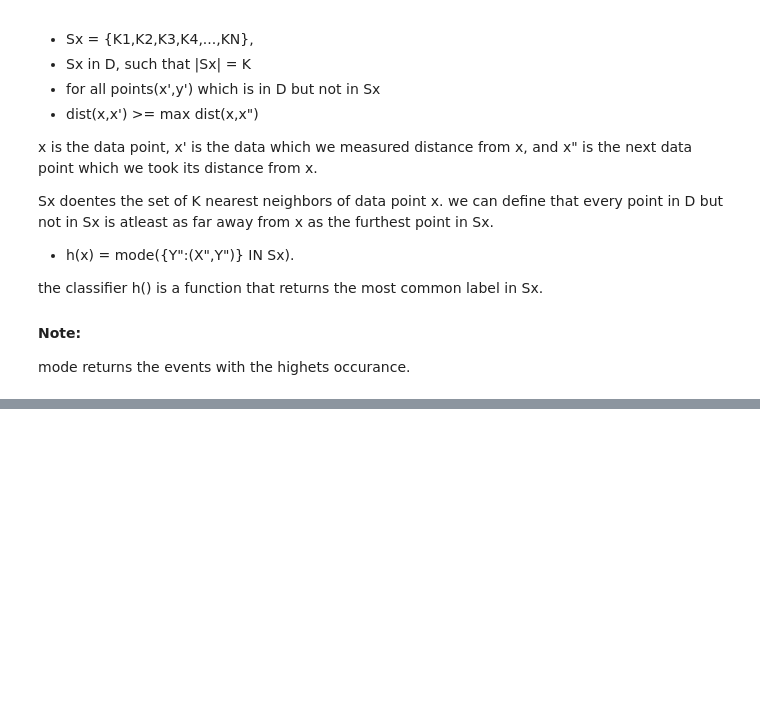
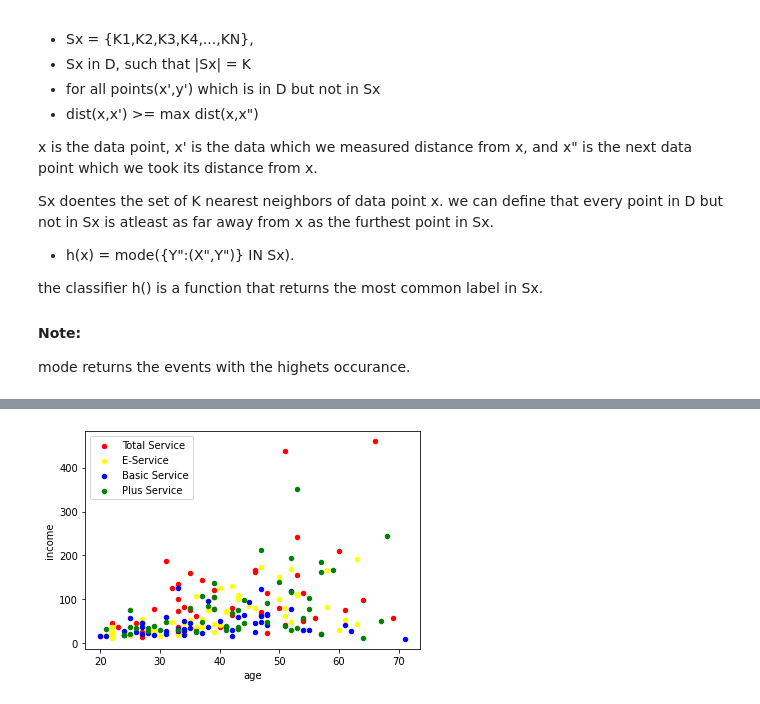
Before and after one commit to Lotfullah21/Machine-Learning, a Jupyter notebook: K_Nearest_Neighbor.ipynb, the cells around one changed output, grey strips where cells are left out. Saved outputs shown, nothing was run; the diff lists cells and outputs as text; code cells hidden in the pictures; blank space fills up the shorter version.

```diff
--- a/K_Nearest_Neighbor.ipynb
+++ b/K_Nearest_Neighbor.ipynb
@@ -50,0 +228,9 @@ mode returns the events with the highets occurance.
+# %%
+ax = sdf[sdf['custcat'] == 4][0:50].plot(kind='scatter', x='age', y='income', color='red',label ="Total Service")
+sdf[sdf['custcat'] == 2][0:50].plot(kind='scatter',x='age', y='income', color='Yellow',ax = ax, label =  "E-Service");
+sdf[sdf['custcat'] == 1][0:50].plot(kind='scatter',x='age', y='income', color='blue',ax = ax,   label=   "Basic Service");
+sdf[sdf['custcat'] == 3][0:50].plot(kind='scatter',x='age', y='income', color='green',ax = ax,  label=   "Plus Service");
+
+plt.show()
+# %% [output]
+[figure, added]
```
Also changed, not shown: parts of 55 cells of this notebook.
